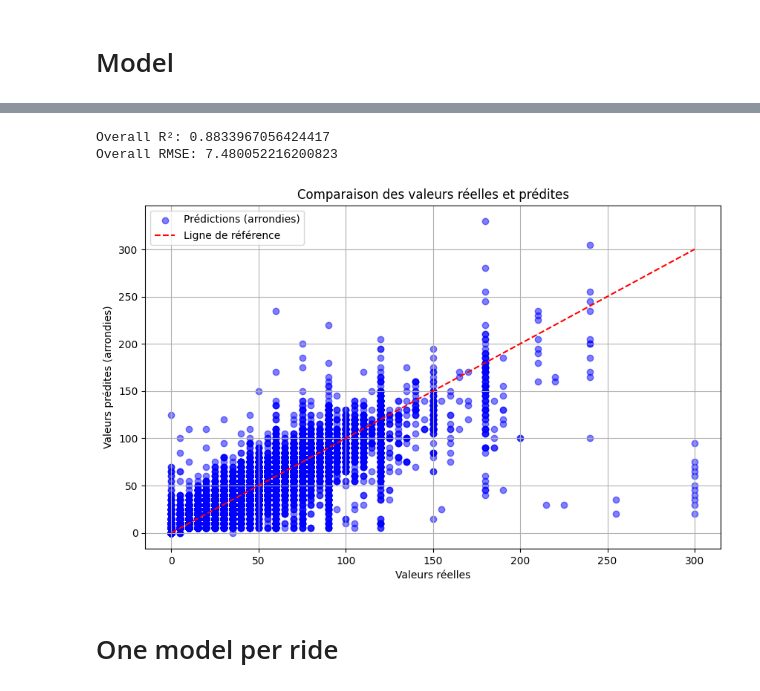
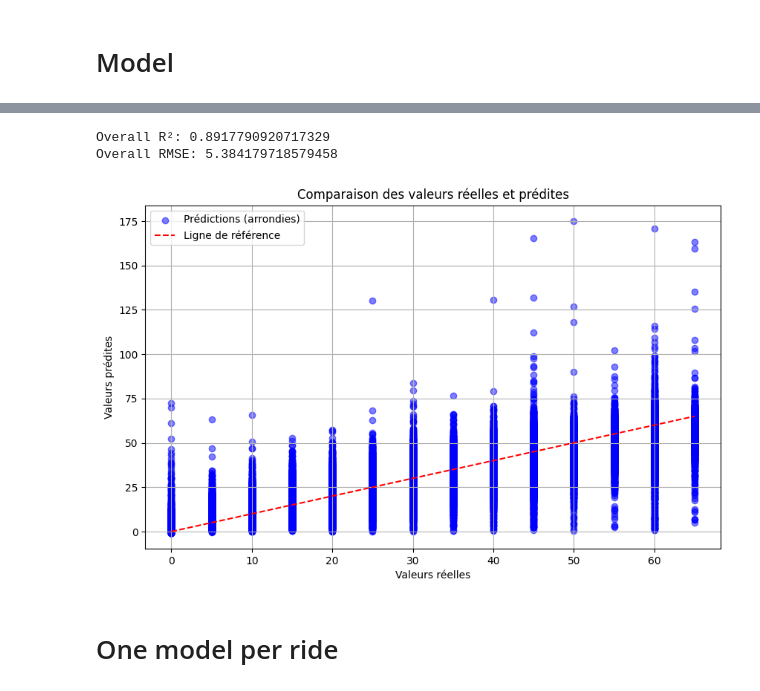
Before and after one commit to hugolcorre/HACKATON_Wranglers, a Jupyter notebook: Notebooks/wait_time_forecast.ipynb, the cells around one changed output, grey strips where cells are left out. Cells and saved outputs as stored; diff of their text form; code cells hidden in the pictures.

```diff
--- a/Notebooks/wait_time_forecast.ipynb
+++ b/Notebooks/wait_time_forecast.ipynb
@@ -196,39 +186,34 @@ from sklearn.metrics import r2_score, mean_squared_error
 y_test_reverted = np.expm1(y_test)
 y_pred_reverted = np.expm1(y_pred)
 
-# Round predictions UP to the next multiple of 5
-y_pred_rounded = np.ceil(y_pred_reverted / 5) * 5
-
 # Compute overall R² and RMSE on the original scale
-r2_overall = r2_score(y_test_reverted, y_pred_rounded)
-rmse_overall = np.sqrt(mean_squared_error(y_test_reverted, y_pred_rounded))
+r2_overall = r2_score(y_test_reverted, y_pred_reverted)
+rmse_overall = np.sqrt(mean_squared_error(y_test_reverted, y_pred_reverted))
 
 print("Overall R²:", r2_overall)
 print("Overall RMSE:", rmse_overall)
 # %% [output]
-Overall R²: 0.8833967056424417
-Overall RMSE: 7.480052216200823
+Overall R²: 0.8917790920717329
+Overall RMSE: 5.384179718579458
 # %%
-import matplotlib.pyplot as plt
-
 # Plot the results
 plt.figure(figsize=(10, 6))
-plt.scatter(y_test_reverted, y_pred_rounded, color='blue', alpha=0.5, label='Prédictions (arrondies)')
+plt.scatter(y_test_reverted, y_pred_reverted, color='blue', alpha=0.5, label='Prédictions (arrondies)')
 plt.plot(
     [min(y_test_reverted), max(y_test_reverted)],
     [min(y_test_reverted), max(y_test_reverted)],
     color='red',
     linestyle='--',
     label='Ligne de référence'
 )
 plt.xlabel('Valeurs réelles')
-plt.ylabel('Valeurs prédites (arrondies)')
+plt.ylabel('Valeurs prédites')
 plt.title('Comparaison des valeurs réelles et prédites')
 plt.legend()
 plt.grid(True)
 plt.show()
 # %% [output]
-[figure, old version]
+[figure, new version]
 # %% [markdown]
 # One model per ride
 # %%
```
Also changed, not shown: parts of 24 cells of this notebook, 3 other files.
